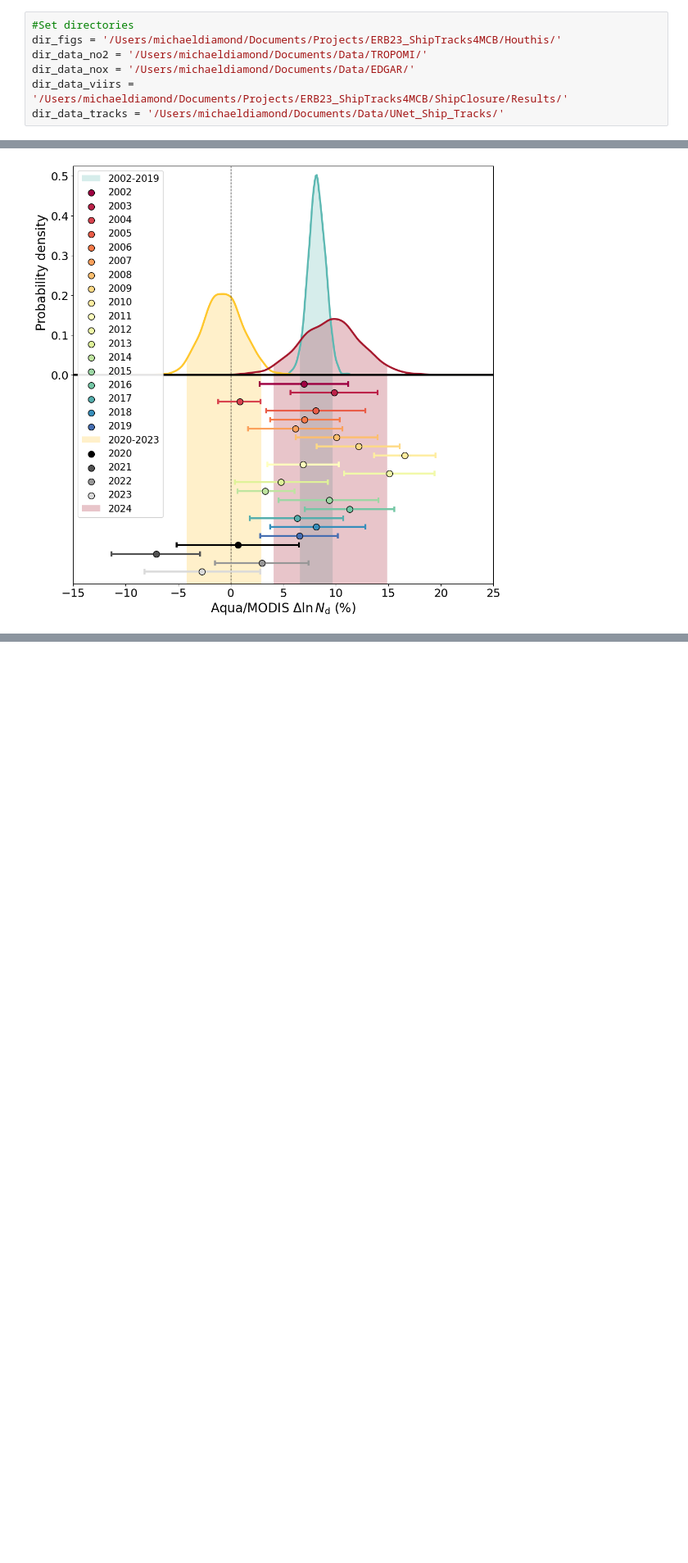
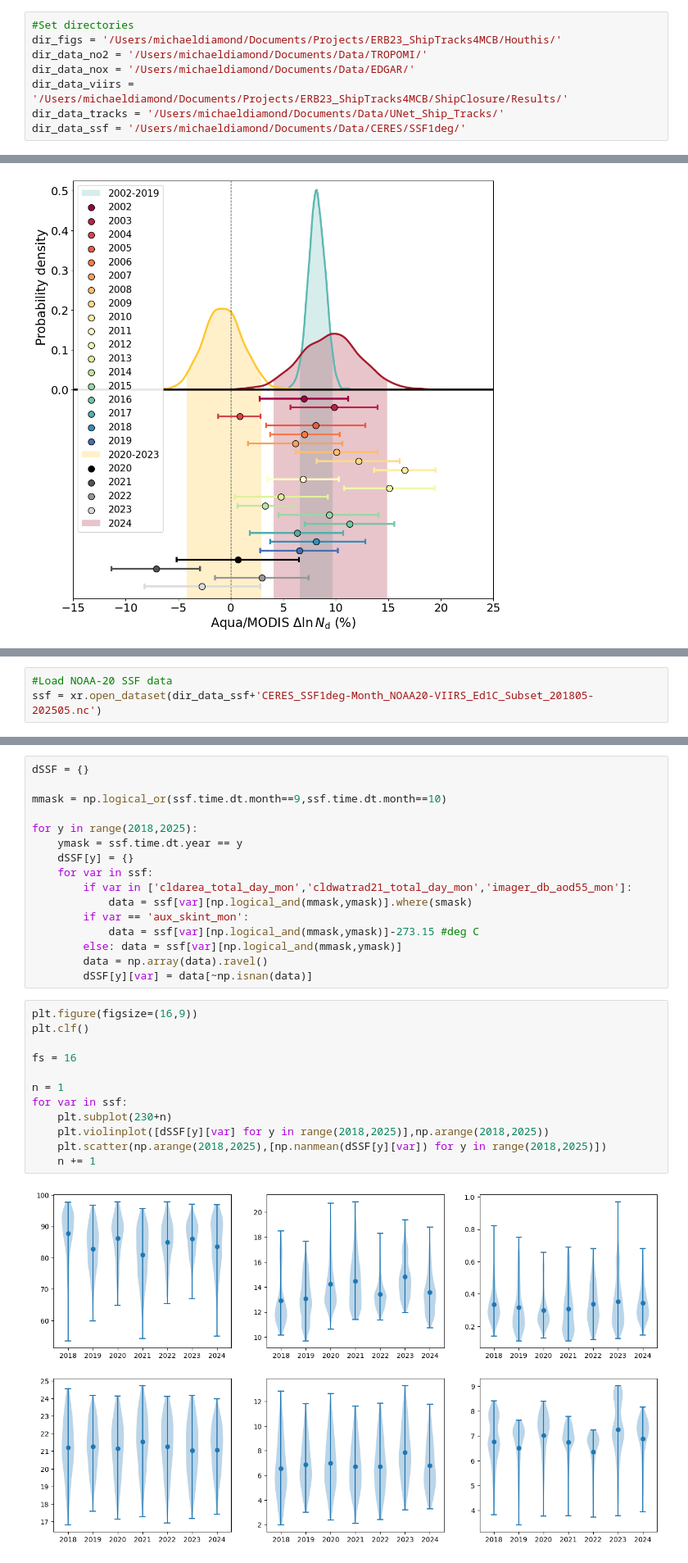
Before and after one commit to michael-s-diamond/ConflictClouds, a Jupyter notebook: Conflict_Cloud_Sensitivity.ipynb, the cells around one changed output, grey strips where cells are left out. Shown at 82% size. Drawn from its saved outputs; the diff is of its cells as text; blank space fills up the shorter version.

```diff
--- a/Conflict_Cloud_Sensitivity.ipynb
+++ b/Conflict_Cloud_Sensitivity.ipynb
@@ -21,6 +21,7 @@ dir_data_no2 = '/Users/michaeldiamond/Documents/Data/TROPOMI/'
 dir_data_nox = '/Users/michaeldiamond/Documents/Data/EDGAR/'
 dir_data_viirs = '/Users/michaeldiamond/Documents/Projects/ERB23_ShipTracks4MCB/ShipClosure/Results/'
 dir_data_tracks = '/Users/michaeldiamond/Documents/Data/UNet_Ship_Tracks/'
+dir_data_ssf = '/Users/michaeldiamond/Documents/Data/CERES/SSF1deg/'
 # %% [markdown]
 Process TROPOMI NO$_2$ columns
 =
@@ -648,0 +717,3 @@ plt.savefig('/Users/michaeldiamond/Documents/Projects/ERB23_ShipTracks4MCB/Houth
+# %%
+#Load NOAA-20 SSF data
+ssf = xr.open_dataset(dir_data_ssf+'CERES_SSF1deg-Month_NOAA20-VIIRS_Ed1C_Subset_201805-202505.nc')
@@ -648,0 +726,30 @@ plt.savefig('/Users/michaeldiamond/Documents/Projects/ERB23_ShipTracks4MCB/Houth
+# %%
+dSSF = {}
+
+mmask = np.logical_or(ssf.time.dt.month==9,ssf.time.dt.month==10)
+
+for y in range(2018,2025):
+    ymask = ssf.time.dt.year == y
+    dSSF[y] = {}
+    for var in ssf:
+        if var in ['cldarea_total_day_mon','cldwatrad21_total_day_mon','imager_db_aod55_mon']:
+            data = ssf[var][np.logical_and(mmask,ymask)].where(smask)
+        if var == 'aux_skint_mon':
+            data = ssf[var][np.logical_and(mmask,ymask)]-273.15 #deg C
+        else: data = ssf[var][np.logical_and(mmask,ymask)]
+        data = np.array(data).ravel()
+        dSSF[y][var] = data[~np.isnan(data)]
+# %%
+plt.figure(figsize=(16,9))
+plt.clf()
+
+fs = 16
+
+n = 1
+for var in ssf:
+    plt.subplot(230+n)
+    plt.violinplot([dSSF[y][var] for y in range(2018,2025)],np.arange(2018,2025))
+    plt.scatter(np.arange(2018,2025),[np.nanmean(dSSF[y][var]) for y in range(2018,2025)])
+    n += 1
+# %% [output]
+[figure, added]
```
Also changed, not shown: parts of 6 cells of this notebook.
